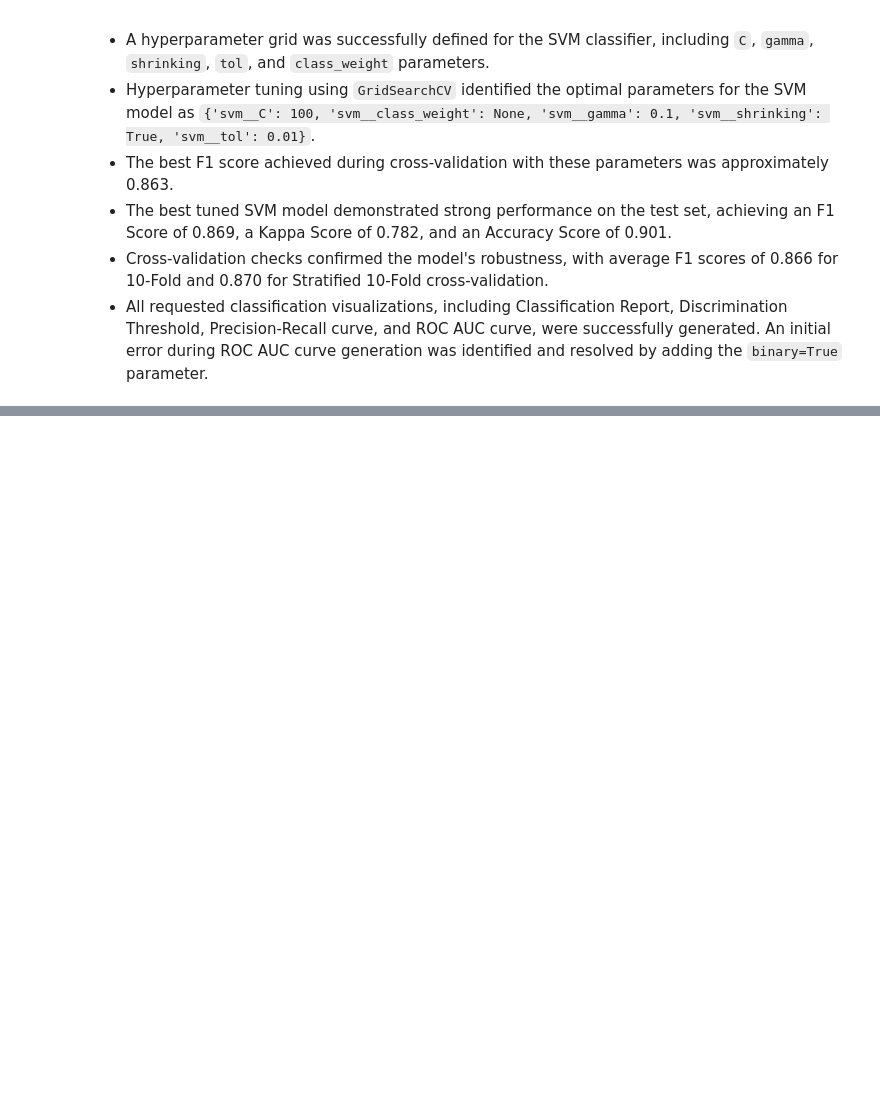
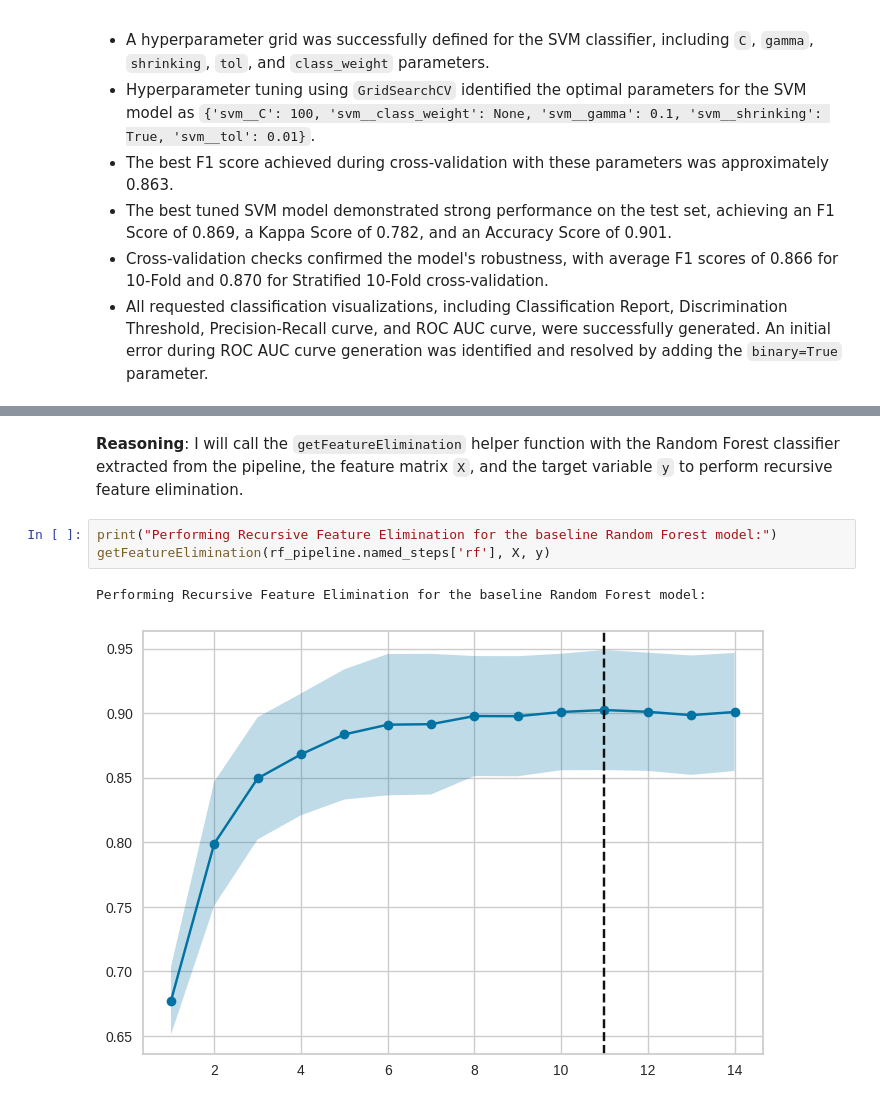
Before and after one commit to drachmacollector/Stellar-Analytics, a Jupyter notebook: Stellar_Analytics.ipynb, the cells around one changed output, grey strips where cells are left out. Saved outputs shown, nothing was run; the diff lists cells and outputs as text; blank space fills up the shorter version.

```diff
--- a/Stellar_Analytics.ipynb
+++ b/Stellar_Analytics.ipynb
@@ -1216,0 +1269,9 @@ ROC AUC Curve for the best tuned SVM model:
+# %% [markdown]
+**Reasoning**:
+I will call the `getFeatureElimination` helper function with the Random Forest classifier extracted from the pipeline, the feature matrix `X`, and the target variable `y` to perform recursive feature elimination.
+# %%
+print("Performing Recursive Feature Elimination for the baseline Random Forest model:")
+getFeatureElimination(rf_pipeline.named_steps['rf'], X, y)
+# %% [output]
+Performing Recursive Feature Elimination for the baseline Random Forest model:
+[figure, added]
```
Also changed, not shown: parts of 27 cells of this notebook.
